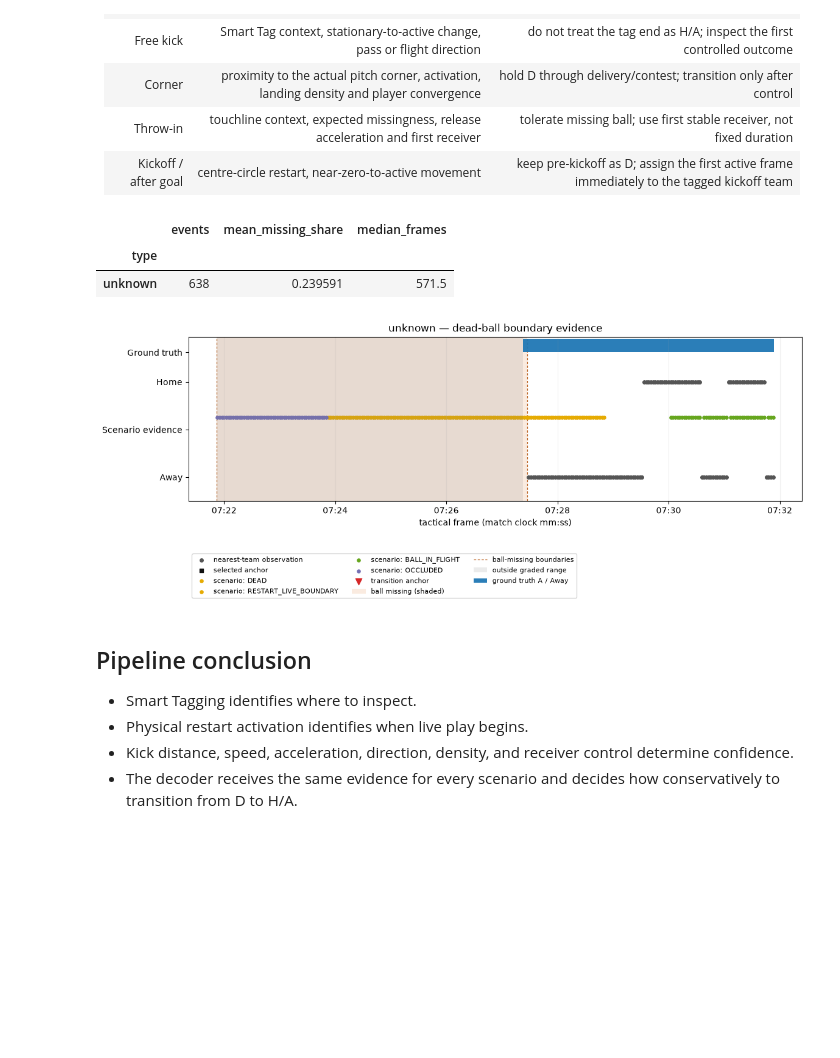
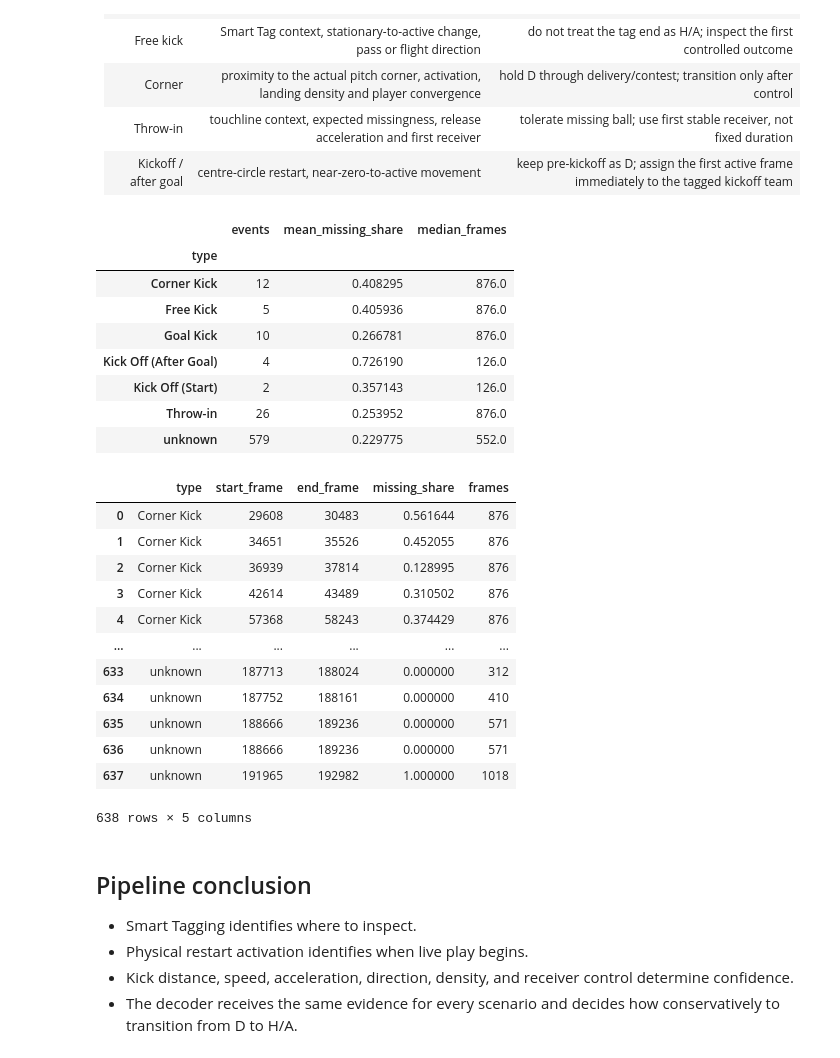
Before and after one commit to lukeaquilla11/Barcelona-hackathon, a Jupyter notebook: notebooks/04_deadball_setpieces.ipynb, the cells around one changed output. Saved outputs shown, nothing was run; the diff lists cells and outputs as text; code cells hidden in the pictures; blank space fills up the shorter version.

```diff
--- a/notebooks/04_deadball_setpieces.ipynb
+++ b/notebooks/04_deadball_setpieces.ipynb
@@ -46,28 +48,42 @@ Smart Tag events: 638 | retrospective GT: True
 # %%
 ball_missing = features['ball_x'].isna() | features['ball_y'].isna()
 rows = []
 for _, event in tags.iterrows():
     start = int(event['start_frame']); end = int(event['end_frame'])
     part = features.loc[features['frame'].between(start, end)]
     if len(part):
-        rows.append({'type': event.get('Type', event.get('type', 'unknown')), 'start_frame': start, 'end_frame': end, 'missing_share': float(ball_missing.loc[part.index].mean()), 'frames': len(part)})
+        event_tags = event.get('tags', {}) if isinstance(event.get('tags', {}), dict) else {}
+        rows.append({'type': event_tags.get('Type', event.get('Type', event.get('type', 'unknown'))), 'start_frame': start, 'end_frame': end, 'missing_share': float(ball_missing.loc[part.index].mean()), 'frames': len(part)})
 audit = pd.DataFrame(rows)
 display(audit.groupby('type').agg(events=('type','size'), mean_missing_share=('missing_share','mean'), median_frames=('frames','median')).sort_index())
 # %% [output]
 |  | events | mean_missing_share | median_frames |
 | type |  |  |  |
-| unknown | 638 | 0.239591 | 571.5 |
+| Corner Kick | 12 | 0.408295 | 876.0 |
+| Free Kick | 5 | 0.405936 | 876.0 |
+| Goal Kick | 10 | 0.266781 | 876.0 |
+| Kick Off (After Goal) | 4 | 0.726190 | 126.0 |
+| Kick Off (Start) | 2 | 0.357143 | 126.0 |
+| Throw-in | 26 | 0.253952 | 876.0 |
+| unknown | 579 | 0.229775 | 552.0 |
 # %%
-if not audit.empty:
-    for restart_type, group in audit.groupby('type', sort=True):
-        event = group.iloc[0]
-        left = max(int(features['frame'].min()), int(event['start_frame']) - 50)
-        right = min(int(features['frame'].max()), int(event['end_frame']) + 75)
-        fig, ax = plot_timeline_window(features, left, right, ground_truth=insight_gt)
-        ax.set_title(f'{restart_type} — dead-ball boundary evidence')
-        plt.show()
+# Restart diagrams are kept with the anchor audit in notebook 05; this notebook
+# remains focused on dead-ball/set-piece summary statistics.
+display(audit.sort_values(['type', 'start_frame']).reset_index(drop=True))
 # %% [output]
-[figure, removed]
+|  | type | start_frame | end_frame | missing_share | frames |
+| 0 | Corner Kick | 29608 | 30483 | 0.561644 | 876 |
+| 1 | Corner Kick | 34651 | 35526 | 0.452055 | 876 |
+| 2 | Corner Kick | 36939 | 37814 | 0.128995 | 876 |
+| 3 | Corner Kick | 42614 | 43489 | 0.310502 | 876 |
+| 4 | Corner Kick | 57368 | 58243 | 0.374429 | 876 |
+| ... | ... | ... | ... | ... | ... |
+| 633 | unknown | 187713 | 188024 | 0.000000 | 312 |
+| 634 | unknown | 187752 | 188161 | 0.000000 | 410 |
+| 635 | unknown | 188666 | 189236 | 0.000000 | 571 |
+| 636 | unknown | 188666 | 189236 | 0.000000 | 571 |
+| 637 | unknown | 191965 | 192982 | 1.000000 | 1018 |
+638 rows × 5 columns
 # %% [markdown]
 ## Pipeline conclusion
 
```
Also changed, not shown: parts of 1 cell of this notebook, 8 other files.
